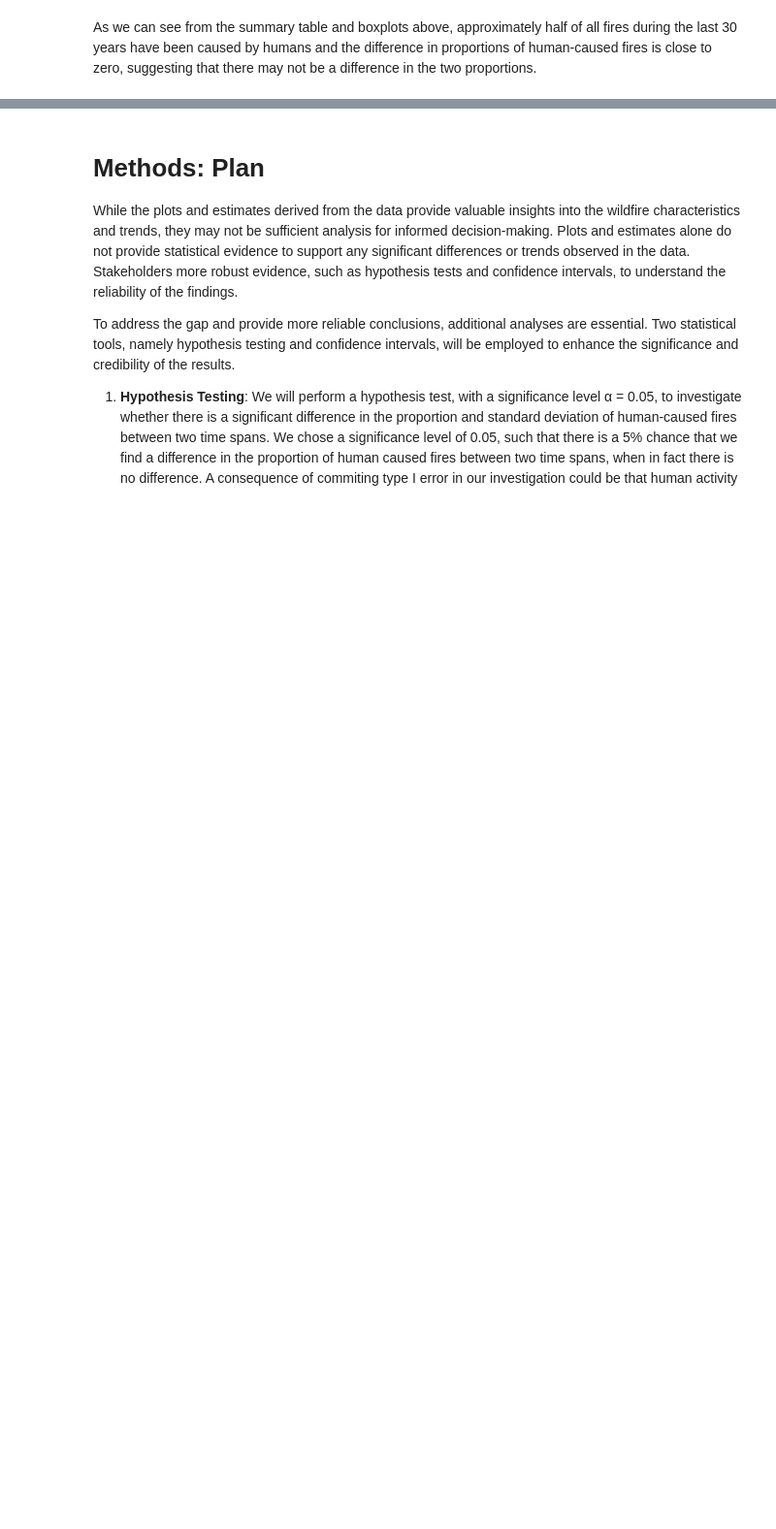
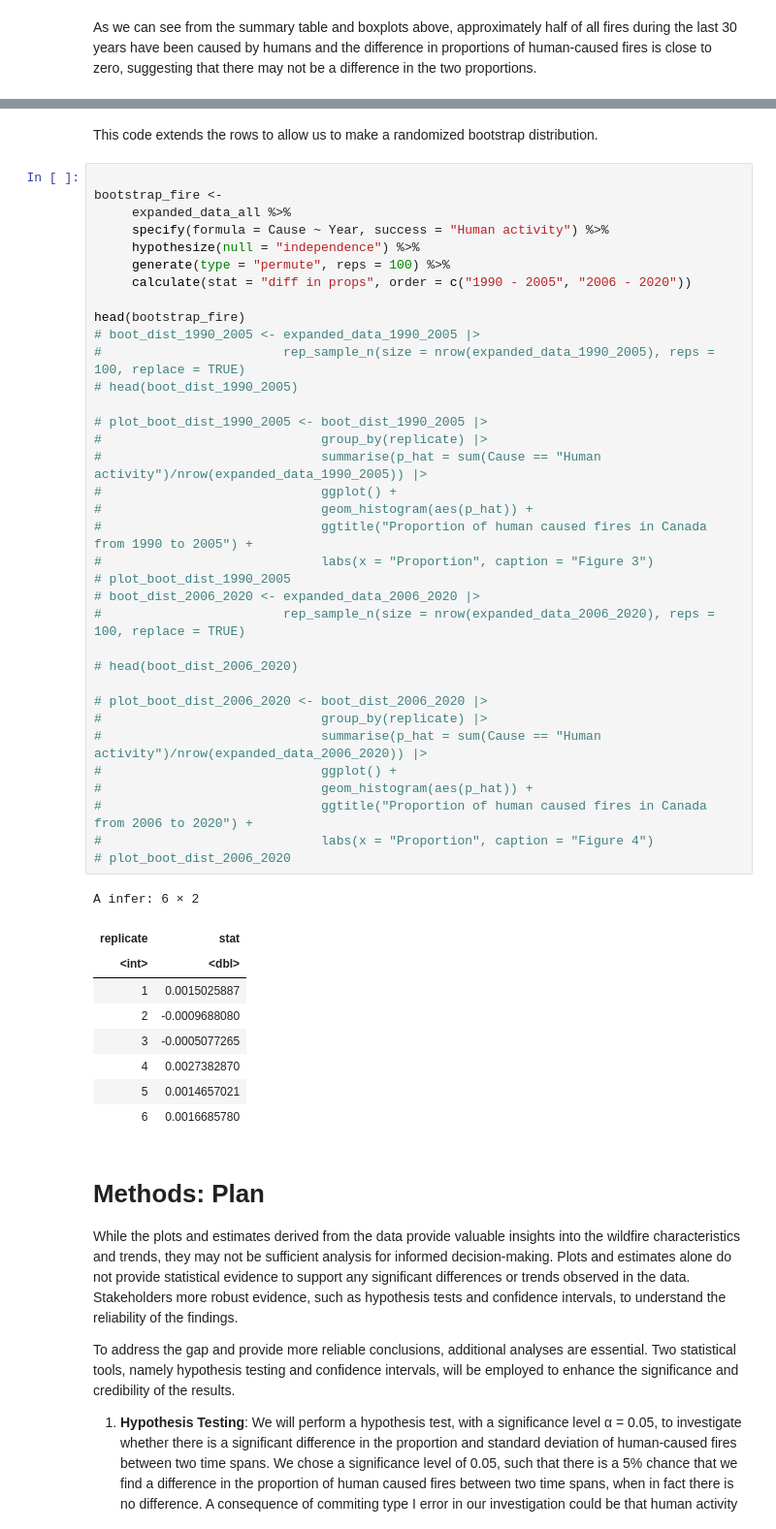
Before and after one commit to hakkd/Canada-Forest-Fires-By-Cause, a Jupyter notebook: report_group2.ipynb, the cells around one changed output, grey strips where cells are left out. Shown at 97% size. Drawn from its saved outputs; the diff is of its cells as text; blank space fills up the shorter version.

```diff
--- a/report_group2.ipynb
+++ b/report_group2.ipynb
@@ -271,3 +285,50 @@ A grouped_df: 6 × 2
+# %% [markdown]
+This code extends the rows to allow us to make a randomized bootstrap distribution.
+# %%
+
+bootstrap_fire <-
+     expanded_data_all %>%
+     specify(formula = Cause ~ Year, success = "Human activity") %>%
+     hypothesize(null = "independence") %>%
+     generate(type = "permute", reps = 100) %>%
+     calculate(stat = "diff in props", order = c("1990 - 2005", "2006 - 2020"))
+
+head(bootstrap_fire)
+# boot_dist_1990_2005 <- expanded_data_1990_2005 |>
+#                        rep_sample_n(size = nrow(expanded_data_1990_2005), reps = 100, replace = TRUE)
+# head(boot_dist_1990_2005)
+
+# plot_boot_dist_1990_2005 <- boot_dist_1990_2005 |>
+#                             group_by(replicate) |>
+#                             summarise(p_hat = sum(Cause == "Human activity")/nrow(expanded_data_1990_2005)) |>
+#                             ggplot() +
+#                             geom_histogram(aes(p_hat)) +
+#                             ggtitle("Proportion of human caused fires in Canada from 1990 to 2005") +
+#                             labs(x = "Proportion", caption = "Figure 3")
+# plot_boot_dist_1990_2005
+# boot_dist_2006_2020 <- expanded_data_2006_2020 |>
+#                        rep_sample_n(size = nrow(expanded_data_2006_2020), reps = 100, replace = TRUE)
+
+# head(boot_dist_2006_2020)
+
+# plot_boot_dist_2006_2020 <- boot_dist_2006_2020 |>
+#                             group_by(replicate) |>
+#                             summarise(p_hat = sum(Cause == "Human activity")/nrow(expanded_data_2006_2020)) |>
+#                             ggplot() +
+#                             geom_histogram(aes(p_hat)) +
+#                             ggtitle("Proportion of human caused fires in Canada from 2006 to 2020") +
+#                             labs(x = "Proportion", caption = "Figure 4")
+# plot_boot_dist_2006_2020
+# %% [output]
+A infer: 6 × 2
+| replicate | stat |
+| <int> | <dbl> |
+| 1 | 0.0015025887 |
+| 2 | -0.0009688080 |
+| 3 | -0.0005077265 |
+| 4 | 0.0027382870 |
+| 5 | 0.0014657021 |
+| 6 | 0.0016685780 |
 # %% [markdown]
 # **Methods: Plan**
 
```
Also changed, not shown: parts of 13 cells of this notebook.
